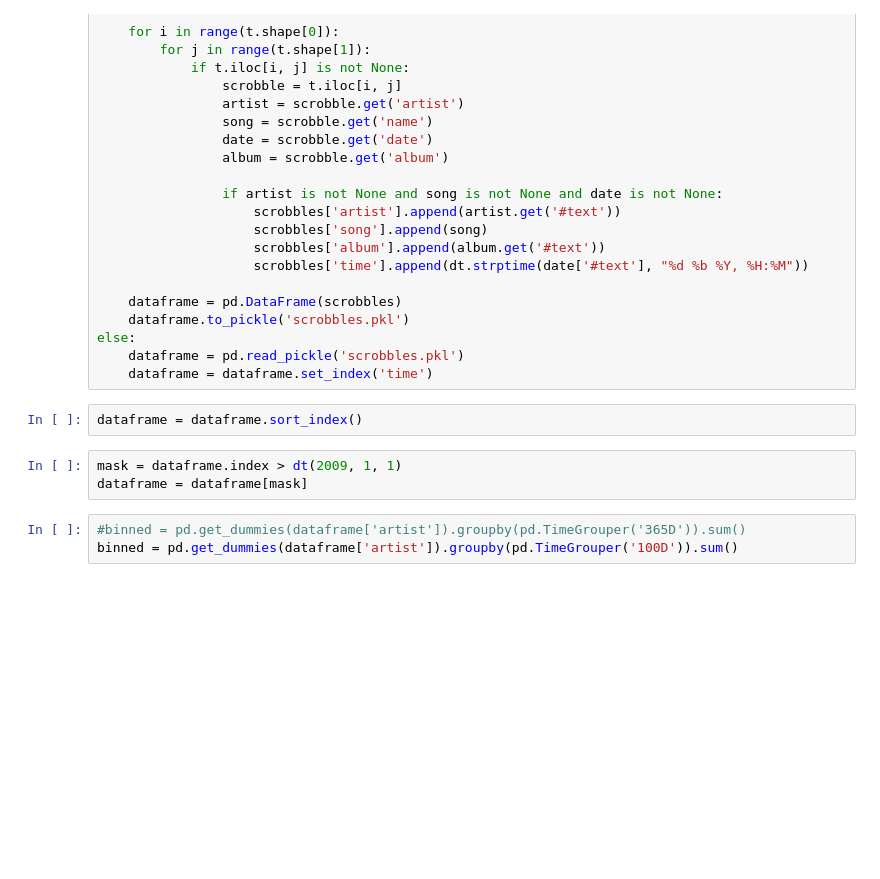
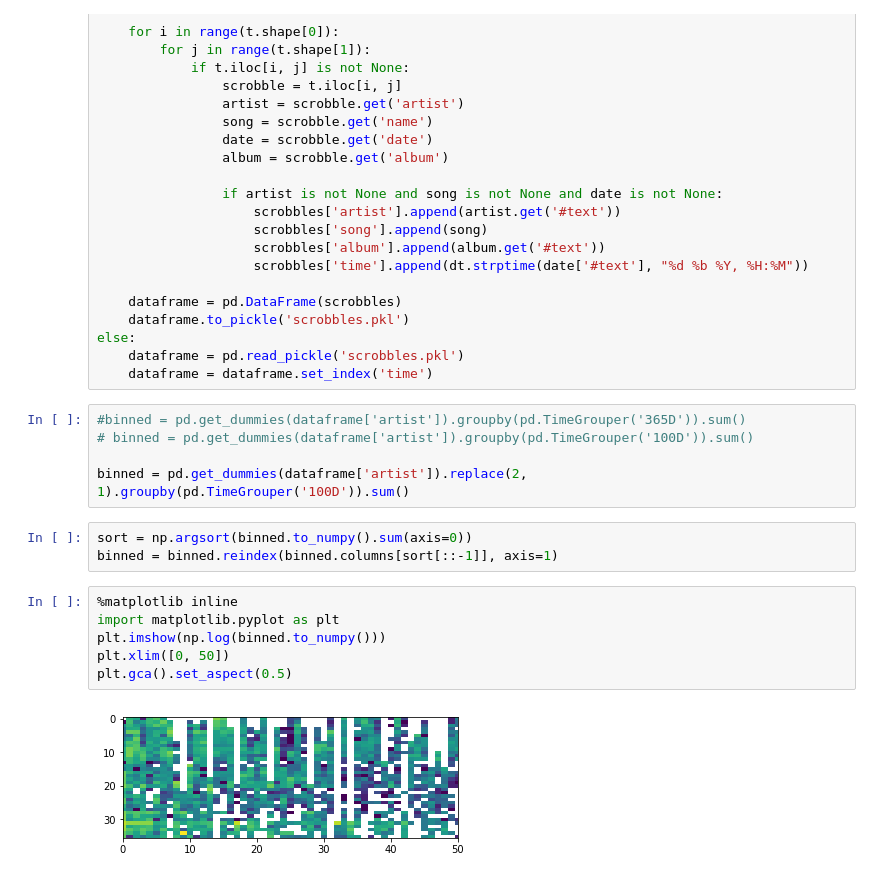
Before and after one commit to bmorris3/scrobbles, a Jupyter notebook: parser.ipynb, the cells around one changed output. Drawn from its saved outputs; the diff is of its cells as text; blank space fills up the shorter version.

```diff
--- a/parser.ipynb
+++ b/parser.ipynb
@@ -33,12 +32,20 @@ if not os.path.exists('scrobbles.pkl'):
 else:
     dataframe = pd.read_pickle('scrobbles.pkl')
     dataframe = dataframe.set_index('time')
-# %%
-dataframe = dataframe.sort_index()
-# %%
-mask = dataframe.index > dt(2009, 1, 1)
-dataframe = dataframe[mask]
 # %%
 #binned = pd.get_dummies(dataframe['artist']).groupby(pd.TimeGrouper('365D')).sum()
-binned = pd.get_dummies(dataframe['artist']).groupby(pd.TimeGrouper('100D')).sum()
+# binned = pd.get_dummies(dataframe['artist']).groupby(pd.TimeGrouper('100D')).sum()
+
+binned = pd.get_dummies(dataframe['artist']).replace(2, 1).groupby(pd.TimeGrouper('100D')).sum()
+# %%
+sort = np.argsort(binned.to_numpy().sum(axis=0))
+binned = binned.reindex(binned.columns[sort[::-1]], axis=1)
+# %%
+%matplotlib inline
+import matplotlib.pyplot as plt
+plt.imshow(np.log(binned.to_numpy()))
+plt.xlim([0, 50])
+plt.gca().set_aspect(0.5)
+# %% [output]
+[figure, added]
 # %%
```
Also changed, not shown: parts of 6 cells of this notebook, 3 other files.
